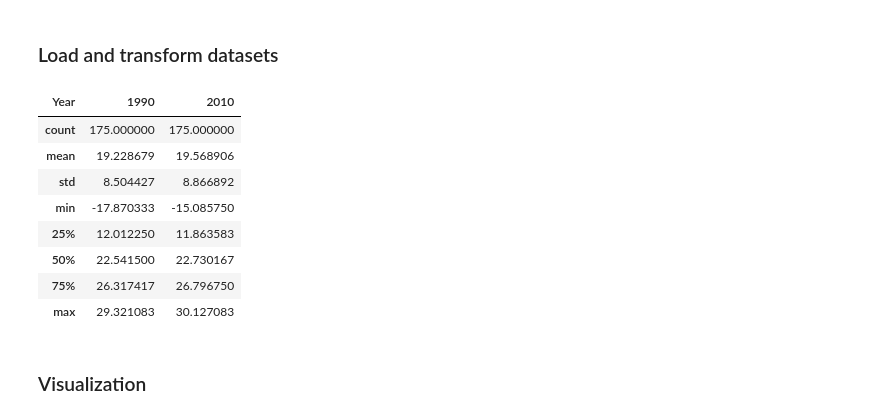
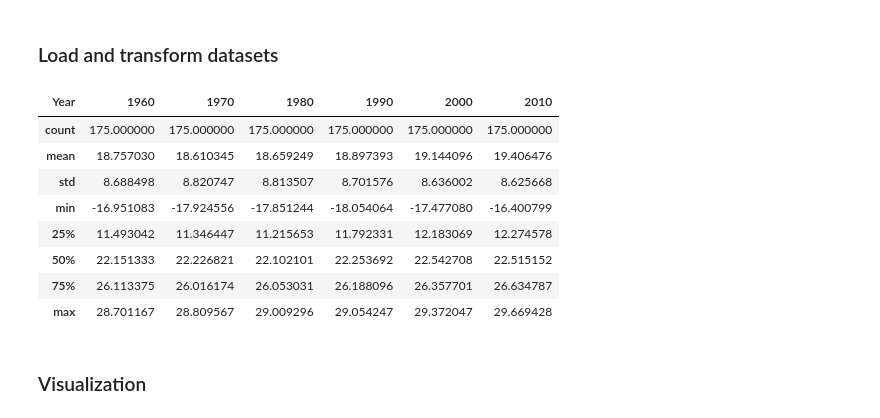
Before and after one commit to masamurai/AppliedDataScience, a Jupyter notebook: project/notebooks/08-hypothesis-test1.ipynb, the cells around one changed output. Cells and saved outputs as stored; diff of their text form; code cells hidden in the pictures.

```diff
--- a/project/notebooks/08-hypothesis-test1.ipynb
+++ b/project/notebooks/08-hypothesis-test1.ipynb
@@ -24,8 +33,11 @@ from scipy.stats import ttest_rel
 # %% [markdown]
 ### Load and transform datasets
 # %%
-# load dataset
-df = pd.read_csv('../data/ADS_project_dataset2.csv', header=0, parse_dates=[0], squeeze=True)
+# load dataset containing smoothed average temperatures
+df = pd.read_csv('../data/ewma.csv', header=0, parse_dates=[0], squeeze=True)
+df.ewma = pd.to_numeric(df.ewma)
+temp_col = 'ewma'
 # %%
-# get temperature of countries in 1990
-temp1990 = df[df.Year == 1990].reset_index()['AveTemperature']
+# get temperature of countries in $Ti$
+list_years = list(range(1960, 2010 + 1, 10))
+dfs = {'df_' + str(i):df[df.Year == i].reset_index()[temp_col] for i in list_years}
@@ -35,18 +44,18 @@ temp2010 = df[df.Year == 2010].reset_index()['AveTemperature']
 # %%
 # get describtive statistics
-df[df.Year.isin(['1990', '2010'])] \
-    .loc[:, ['Country','Year','AveTemperature']] \
-    .pivot(index='Country', columns='Year', values='AveTemperature') \
+df[df.Year.isin(list_years)] \
+    .loc[:, ['Country','Year', temp_col]] \
+    .pivot(index='Country', columns='Year', values=temp_col) \
     .describe()
 # %% [output]
-| Year | 1990 | 2010 |
-| count | 175.000000 | 175.000000 |
-| mean | 19.228679 | 19.568906 |
-| std | 8.504427 | 8.866892 |
-| min | -17.870333 | -15.085750 |
-| 25% | 12.012250 | 11.863583 |
-| 50% | 22.541500 | 22.730167 |
-| 75% | 26.317417 | 26.796750 |
-| max | 29.321083 | 30.127083 |
+| Year | 1960 | 1970 | 1980 | 1990 | 2000 | 2010 |
+| count | 175.000000 | 175.000000 | 175.000000 | 175.000000 | 175.000000 | 175.000000 |
+| mean | 18.757030 | 18.610345 | 18.659249 | 18.897393 | 19.144096 | 19.406476 |
+| std | 8.688498 | 8.820747 | 8.813507 | 8.701576 | 8.636002 | 8.625668 |
+| min | -16.951083 | -17.924556 | -17.851244 | -18.054064 | -17.477080 | -16.400799 |
+| 25% | 11.493042 | 11.346447 | 11.215653 | 11.792331 | 12.183069 | 12.274578 |
+| 50% | 22.151333 | 22.226821 | 22.102101 | 22.253692 | 22.542708 | 22.515152 |
+| 75% | 26.113375 | 26.016174 | 26.053031 | 26.188096 | 26.357701 | 26.634787 |
+| max | 28.701167 | 28.809567 | 29.009296 | 29.054247 | 29.372047 | 29.669428 |
 # %% [markdown]
 ### Visualization
```
Also changed, not shown: parts of 16 cells of this notebook.
